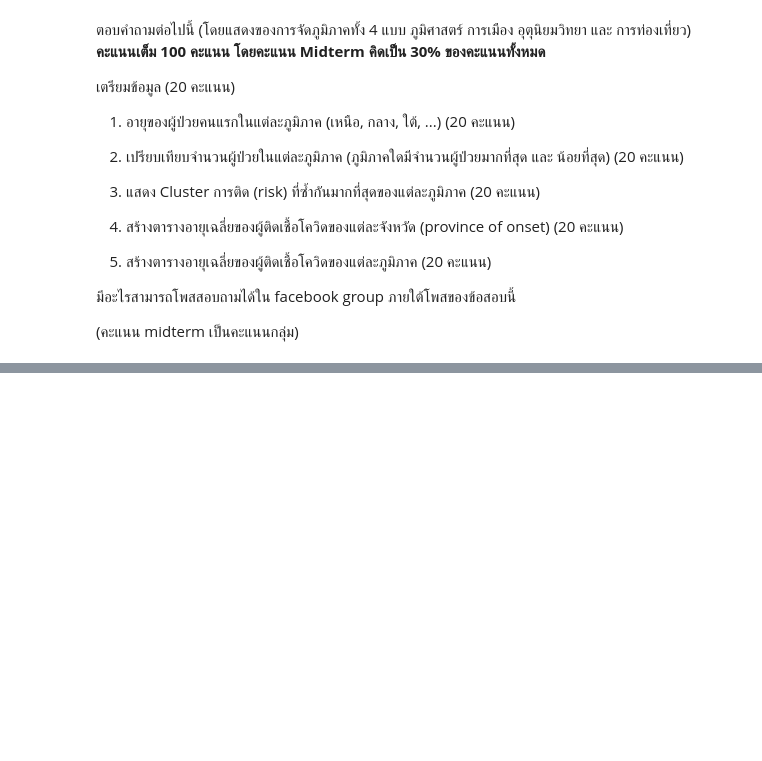
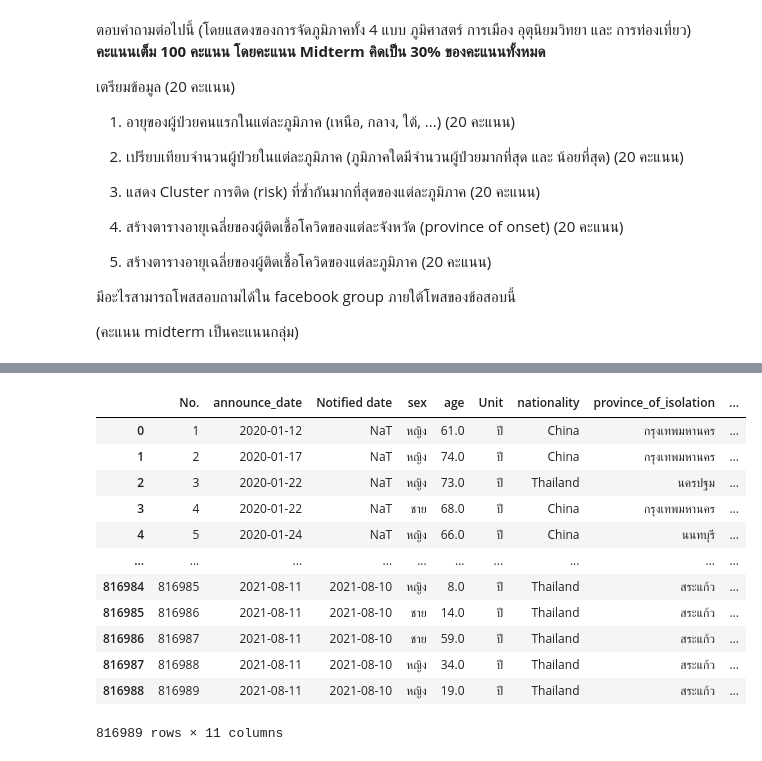
Before and after one commit to Athitiya00/data_viz_2022, a Jupyter notebook: BasicPython&DataViz_midterm2022.ipynb, the cells around one changed output, grey strips where cells are left out. Saved outputs shown, nothing was run; the diff lists cells and outputs as text; code cells hidden in the pictures; blank space fills up the shorter version.

```diff
--- a/BasicPython&DataViz_midterm2022.ipynb
+++ b/BasicPython&DataViz_midterm2022.ipynb
@@ -25,0 +95,2 @@ Midterm คิดเป็น 30% ของคะแนนทั้งหมด*
+# %%
+data_covid[['risk']] = data_covid[['risk']].fillna('ไม่มีข้อมูล') # แทนค่า missing ใน column 'risk' ด้วย 'ไมมีข้อมูล'
@@ -25,0 +119,2 @@ Midterm คิดเป็น 30% ของคะแนนทั้งหมด*
+# %%
+data_covid[['province_of_isolation']] = data_covid[['province_of_isolation']].fillna('ไม่ระบุ') # แทนค่า missing ใน column 'province_of_isolation' ด้วย 'ไม่ระบุ'
@@ -25,0 +163,21 @@ Midterm คิดเป็น 30% ของคะแนนทั้งหมด*
+# %%
+data_covid['province_of_onset'].replace({'\xa0กาญจนบุรี':'กาญจนบุรี','\xa0ชลบุรี':'ชลบุรี','\xa0ตราด':'ตราด','\xa0นครปฐม':'นครปฐม',
+                                         '\xa0สมุทรสงคราม':'สมุทรสงคราม','\xa0อุทัยธานี':'อุทัยธานี','กทม':'กรุงเทพมหานคร','กาฬสินธิ์':'กาฬสินธุ์',
+                                         'กาฬสินธ์':'กาฬสินธุ์','ขอนแก่่น':'ขอนแก่น','ชลบุรี\t':'ชลบุรี','ชุุมพร':'ชุมพร','ท้ายบ้าน':'สมุทรปราการ',
+                                         'นครปบม':'นครปฐม','ธารโต':'ยะลา','นครศร๊ะรรมราช':'นครศรีธรรมราช','นตรปฐม':'นครปฐม','นาราธิวาส':'นราธิวาส',
+                                         'นาวัง':'หนองบัวลำภู','บางกะปิ':'กรุงเทพมหานคร','บึงโขงหลง':'บึงกาฬ','บุรีรัมย์\xa0':'บุรีรัมย์','บุรีรัยม์':'บุรีรัมย์',
+                                         'บ้านหลวง':'น่าน','ปทุมธานี.':'ปทุมธานี','ปทุมธานีี':'ปทุมธานี','ปทุุมธานี':'ปทุมธานี','ปมุมธานี':'ปทุมธานี',
+                                         'ประจวบฯ':'ประจวบคีรีขันธ์','ปลวกแดง':'ระยอง','ปลายพระยา':'กระบี่','ปัว':'น่าน','ปุทมธานี':'ปทุมธานี',
+                                         'พิษณูโลก':'พิษณุโลก','ภูเพียง':'น่าน','มหาสาคาม':'มหาสารคาม','ยานนาวา':'กรุงเทพมหานคร','ร้องกวาง':'แพร่',
+                                         'ลอง':'แพร่','ลาดพร้าว':'กรุงเทพมหานคร','ลำลูกกา':'ปทุมธานี','วังชิ้น':'ลำปาง','ศรีษะเกษ':'ศรีสะเกษ',
+                                         'สงขลา\u200b':'สงขลา','สมถทรปราการ':'สมุทรปราการ','สมทรสาคร':'สมุทรสาคร','สมุครปราการ':'สมุทรปราการ',
+                                         'สมุทรปรากร':'สมุทรปราการ','สมุทรปรากรร':'สมุทรปราการ','สมุทราปราการ':'สมุทรปราการ','สมุทสงคราม':'สมุทรสงคราม',
+                                         'สมุทสาคร':'สมุทรสาคร','สมุุทรปราการ':'สมุทรปราการ','สมุุทรสาคร':'สมุทรสาคร','สอง':'แพร่','สองแคว':'น่าน',
+                                         'สะแก้ว':'สระแก้ว','สารภี':'เชียงใหม่','สุทรปราการ':'สมุทรปราการ','สุมทรสาคร':'สมุทรสาคร','สุราษฎร์์ธานี':'สุราษฎร์ธานี',
+                                         'สุราษฏร์ธานี':'สุราษฎร์ธานี','สุุราษฎร์ธานี':'สุราษฎร์ธานี','สูงเม่น':'แพร่','หนองบััวลำภู':'หนองบัวลำภู','หนองม่วงไข่':'แพร่',
+                                         'อยุทธยา':'พระนครศรีอยุธยา','อยุธยา':'พระนครศรีอยุธยา','อยุุธยา':'พระนครศรีอยุธยา','อุดรธานีี':'อุดรธานี','อุบลราขธานี':'อุบลราชธานี',
+                                         'อุุดรธาน':'อุดรธานี','อุุดรธานี':'อุดรธานี','อุุตรดิตถ์':'อุตรดิตถ์','อุุทัยธานี':'อุทัยธานี','เชีียงราย':'เชียงราย','เด่นชัย':'แพร่',
+                                         'เพชรบุูรณ์':'เพชรบูรณ์','เมือง':'แพร่','เมืองน่าน':'น่าน','เรือ':'เลย','เวียงสา':'น่าน','\xa0สมุทรสาคร':'สมุทรสาคร',
+                                         'สุมทรปราการ':'สมุทรปราการ','สุมุทรปราการ':'สมุทรปราการ','สุมุทรสาคร':'สมุทรสาคร','ชลบุุรี':'ชลบุรี','นคนปฐม':'นครปฐม',
+                                         'นคปฐม':'นครปฐม','ขัยนาท':'ชัยนาท','ชมพร':'ชุมพร','นครนาชสีมา':'นครราชสีมา'}, inplace=True)
+# เปลี่ยนข้อมูลให้อยู่ในรูปแบบเดียวกัน
@@ -25,0 +204,2 @@ Midterm คิดเป็น 30% ของคะแนนทั้งหมด*
+# %%
+data_covid[['province_of_onset']] = data_covid[['province_of_onset']].fillna('ไม่ระบุ') # แทนค่า missing ใน column 'province_of_onset' ด้วย 'ไม่ระบุ'
@@ -25,0 +221,16 @@ Midterm คิดเป็น 30% ของคะแนนทั้งหมด*
+# %%
+data_covid
+# %% [output]
+|  | No. | announce_date | Notified date | sex | age | Unit | nationality | province_of_isolation | ... |
+| 0 | 1 | 2020-01-12 | NaT | หญิง | 61.0 | ปี | China | กรุงเทพมหานคร | ... |
+| 1 | 2 | 2020-01-17 | NaT | หญิง | 74.0 | ปี | China | กรุงเทพมหานคร | ... |
+| 2 | 3 | 2020-01-22 | NaT | หญิง | 73.0 | ปี | Thailand | นครปฐม | ... |
+| 3 | 4 | 2020-01-22 | NaT | ชาย | 68.0 | ปี | China | กรุงเทพมหานคร | ... |
+| 4 | 5 | 2020-01-24 | NaT | หญิง | 66.0 | ปี | China | นนทบุรี | ... |
+| ... | ... | ... | ... | ... | ... | ... | ... | ... | ... |
+| 816984 | 816985 | 2021-08-11 | 2021-08-10 | หญิง | 8.0 | ปี | Thailand | สระแก้ว | ... |
+| 816985 | 816986 | 2021-08-11 | 2021-08-10 | ชาย | 14.0 | ปี | Thailand | สระแก้ว | ... |
+| 816986 | 816987 | 2021-08-11 | 2021-08-10 | ชาย | 59.0 | ปี | Thailand | สระแก้ว | ... |
+| 816987 | 816988 | 2021-08-11 | 2021-08-10 | หญิง | 34.0 | ปี | Thailand | สระแก้ว | ... |
+| 816988 | 816989 | 2021-08-11 | 2021-08-10 | หญิง | 19.0 | ปี | Thailand | สระแก้ว | ... |
+816989 rows × 11 columns
```
Also changed, not shown: parts of 32 cells of this notebook.
